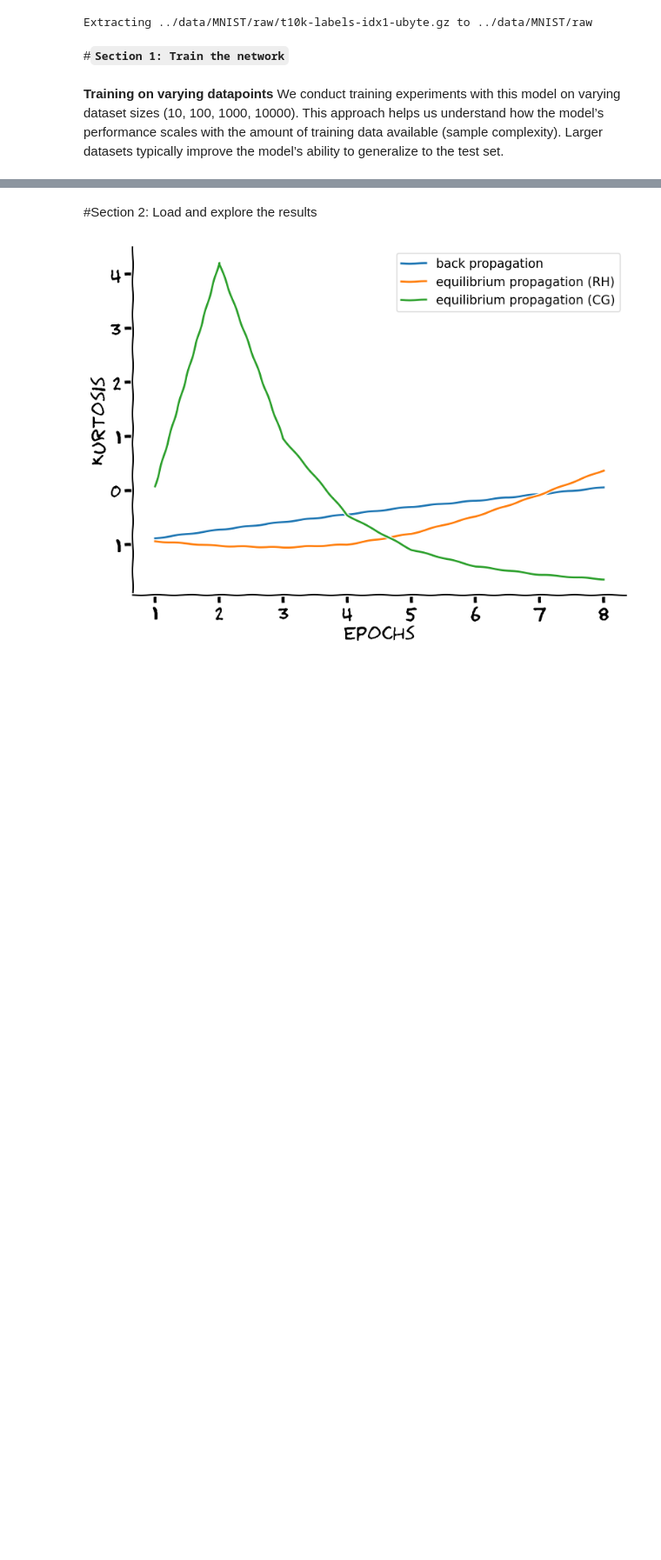
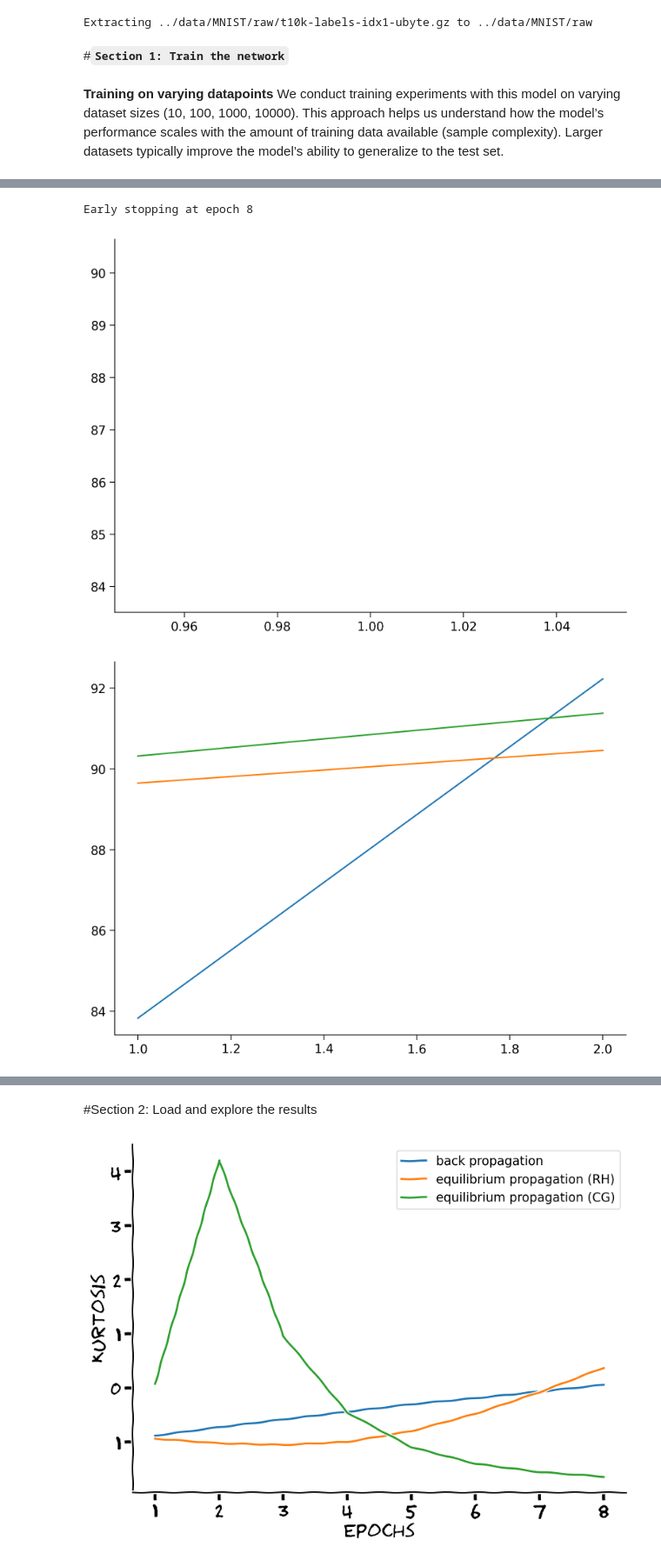
Before and after one commit to cindyhfls/SpatialEmbeddedEquilibriumPropagation_Neuromatch_NeuroAI_TrustworthyHeliotrope, a Jupyter notebook: equilibrium_propagation_toymodel_Tu.ipynb, the cells around one changed output, grey strips where cells are left out. Shown at 87% size. Saved outputs shown, nothing was run; the diff lists cells and outputs as text; code cells hidden in the pictures; blank space fills up the shorter version.

```diff
--- a/equilibrium_propagation_toymodel_Tu.ipynb
+++ b/equilibrium_propagation_toymodel_Tu.ipynb
@@ -467,7 +469,7 @@ We conduct training experiments with this model on varying dataset sizes (10, 10
 # %%
 checkpoint = {}
 # create model
-for model_type in [None,'restr_hopfield','cond_gaussian']:
+for model_type in ['cond_gaussian']:#None,'restr_hopfield',
   cfg['energy'] = model_type # None, 'restr_hopfield' or 'cond_gaussian'
   model,c_energy,w_optimizer=create_model(cfg)
   epoch_start = 1
@@ -585,0 +588,3 @@ for model_type in [None,'restr_hopfield','cond_gaussian']:
+Early stopping at epoch 8
+[figure, added]
+[figure, added]
```
Also changed, not shown: parts of 4 cells of this notebook.
